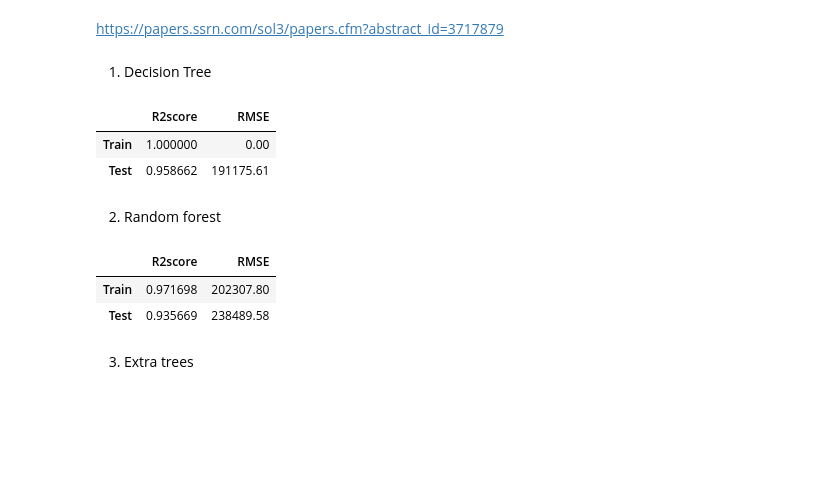
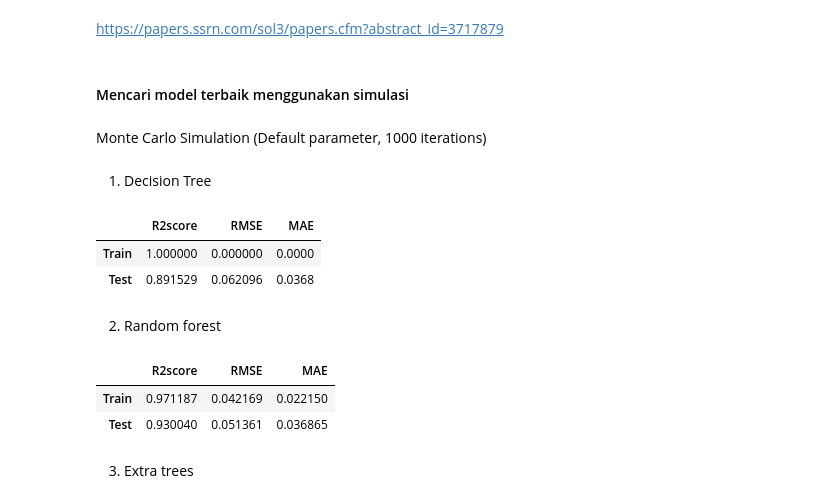
Before and after one commit to Rheyhan/Tugas-Magang-Dept, a Jupyter notebook: src/Main.ipynb, the cells around one changed output. Cells and saved outputs as stored; diff of their text form; code cells hidden in the pictures; blank space fills up the shorter version.

```diff
--- a/src/Main.ipynb
+++ b/src/Main.ipynb
@@ -81,6 +80,8 @@ Seluruh Data provinsi bermulai dari 1993 hinga 2020.
 # Scale [Luas Panen, Curah hujan, Kelembapan, Suhu rata-rata]
 scaler = MinMaxScaler()
 temp=df.iloc[:,2:]
+scaler.fit(temp)
+temp=scaler.transform(temp)
 
 df_scaled = df.copy()
 df_scaled.iloc[:,2:]=temp
@@ -417,24 +412,59 @@ def accuracy_test(model):
+# %%
+def accuracy_test(model):
+    train_predicted = model.predict(train_X)
+    test_predicted = model.predict(test_X)
+    return pd.DataFrame(data=[[r2_score(train_y, train_predicted), round(sqrt(mean_squared_error(train_y, train_predicted)), 4), round(mean_absolute_error(train_y,train_predicted), 4)],
+                              [r2_score(test_y, test_predicted), round(sqrt(mean_squared_error(test_y, test_predicted)), 4), round(mean_absolute_error(test_y,test_predicted), 4)]],
+                        index=["Train", "Test"],columns=["R2score", "RMSE", "MAE"])
+
+def monte_carlo_simulation(model):
+    '''
+    Default parameter, 1000 iterations
+    '''
+    train_logs = []
+    test_logs = []
+    for i in tqdm(range(100)):
+        model.fit(train_X, train_y)
+        train_predicted = model.predict(train_X)
+        test_predicted = model.predict(test_X)
+        train_logs.append([r2_score(train_y, train_predicted), round(sqrt(mean_squared_error(train_y, train_predicted)), 4), round(mean_absolute_error(train_y,train_predicted), 4)])
+        test_logs.append([r2_score(test_y, test_predicted), round(sqrt(mean_squared_error(test_y, test_predicted)), 4), round(mean_absolute_error(test_y,test_predicted), 4)])
+
+    train_logs = np.array(train_logs)
+    test_logs =np.array(test_logs)
+
+    train_average_r2Score = train_logs[:,0].mean()
+    train_average_rmse = train_logs[:,1].mean()
+    train_average_mae = train_logs[:,2].mean()
+    test_average_r2Score = test_logs[:,0].mean()
+    test_average_rmse = test_logs[:,1].mean()
+    test_average_mae = test_logs[:,2].mean()
+
+    return model, pd.DataFrame([[train_average_r2Score, train_average_rmse, train_average_mae], [test_average_r2Score, test_average_rmse, test_average_mae]],
+                index=["Train", "Test"],columns=["R2score", "RMSE", "MAE"])
+# %% [markdown]
+#### Mencari model terbaik menggunakan simulasi
+# %% [markdown]
+Monte Carlo Simulation (Default parameter, 1000 iterations)
 # %% [markdown]
 1. Decision Tree
-# %%
-dtree = DecisionTreeRegressor()
-dtree.fit(train_X, train_y)
-
-accuracy_test(dtree)
-# %% [output]
-|  | R2score | RMSE |
-| Train | 1.000000 | 0.00 |
-| Test | 0.958662 | 191175.61 |
+# %%
+dtree = DecisionTreeRegressor()
+dtree_model, dtree_result = monte_carlo_simulation(dtree)
+dtree_result
+# %% [output]
+|  | R2score | RMSE | MAE |
+| Train | 1.000000 | 0.000000 | 0.0000 |
+| Test | 0.891529 | 0.062096 | 0.0368 |
 # %% [markdown]
 2. Random forest
-# %%
-rf = RandomForestRegressor()
-rf.fit(train_X, train_y)
-
-accuracy_test(rf)
-# %% [output]
-|  | R2score | RMSE |
-| Train | 0.971698 | 202307.80 |
-| Test | 0.935669 | 238489.58 |
+# %%
+rf = RandomForestRegressor()
+rf_model, rf_result = monte_carlo_simulation(rf)
+rf_result
+# %% [output]
+|  | R2score | RMSE | MAE |
+| Train | 0.971187 | 0.042169 | 0.022150 |
+| Test | 0.930040 | 0.051361 | 0.036865 |
 # %% [markdown]
 3. Extra trees
```
Also changed, not shown: parts of 22 cells of this notebook.
